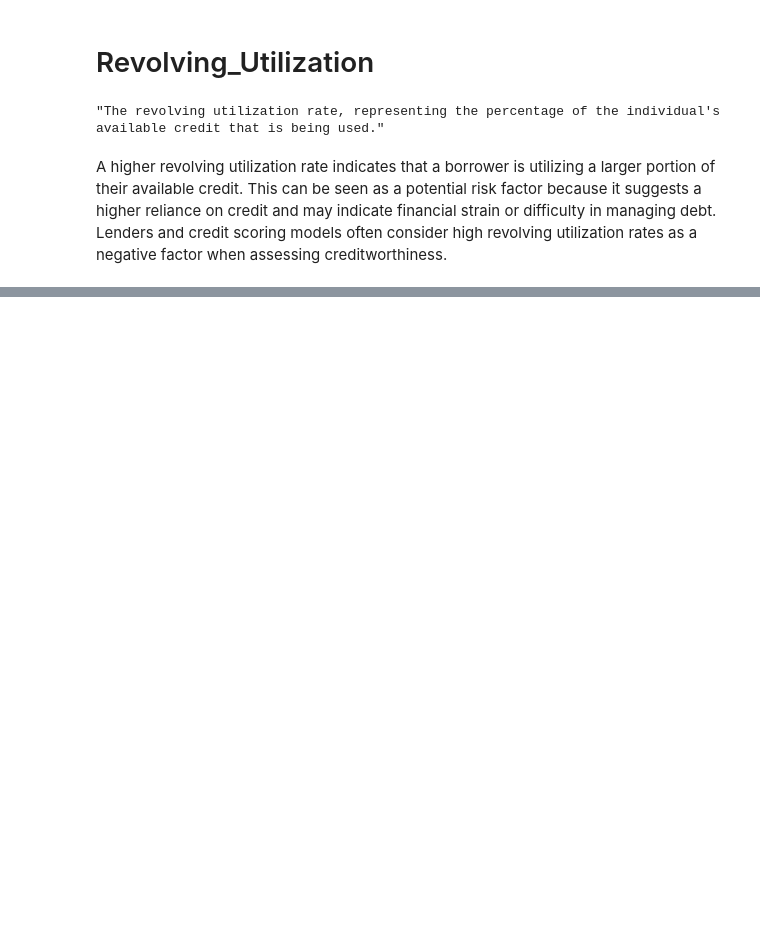
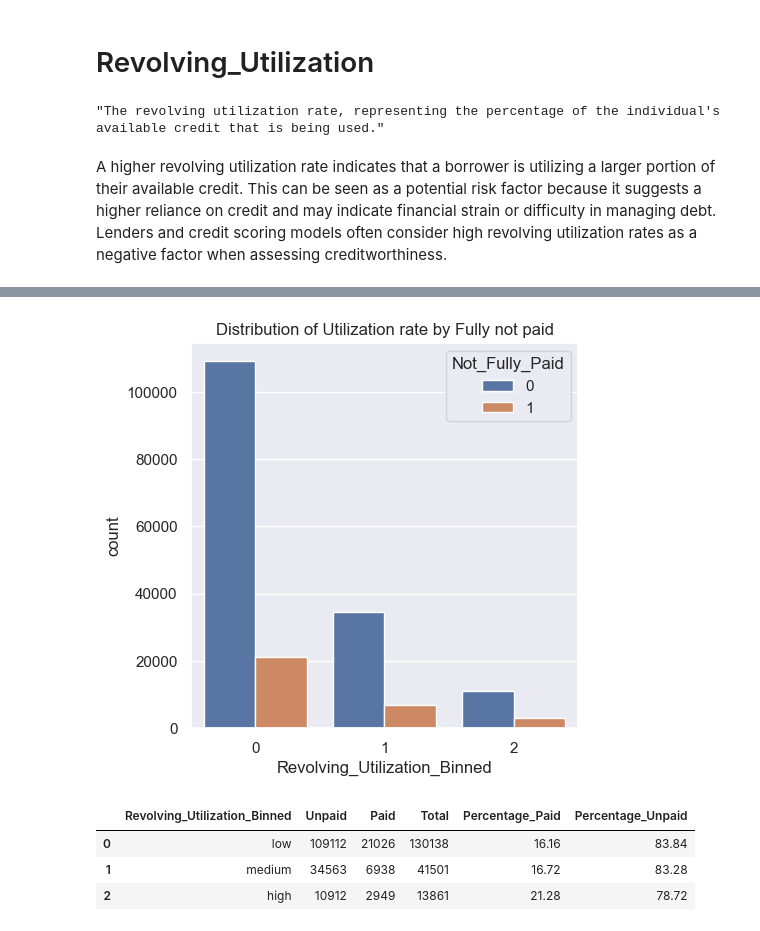
Before and after one commit to jswnthh/Toolfe_projects_ML, a Jupyter notebook: toolfe_loan.ipynb, the cells around one changed output, grey strips where cells are left out. Saved outputs shown, nothing was run; the diff lists cells and outputs as text; code cells hidden in the pictures; blank space fills up the shorter version.

```diff
--- a/toolfe_loan.ipynb
+++ b/toolfe_loan.ipynb
@@ -384,0 +441,7 @@ plt.show()
+# %%
+plt.figure(figsize=(5, 5))
+ax = sns.countplot(data=df, x="Revolving_Utilization_Binned", hue="Not_Fully_Paid")
+ax.set_title("Distribution of Utilization rate by Fully not paid")
+plt.show()
+# %% [output]
+[figure, added]
@@ -384,0 +455,7 @@ plt.show()
+# %%
+df_utilization
+# %% [output]
+|  | Revolving_Utilization_Binned | Unpaid | Paid | Total | Percentage_Paid | Percentage_Unpaid |
+| 0 | low | 109112 | 21026 | 130138 | 16.16 | 83.84 |
+| 1 | medium | 34563 | 6938 | 41501 | 16.72 | 83.28 |
+| 2 | high | 10912 | 2949 | 13861 | 21.28 | 78.72 |
```
Also changed, not shown: parts of 21 cells of this notebook.
